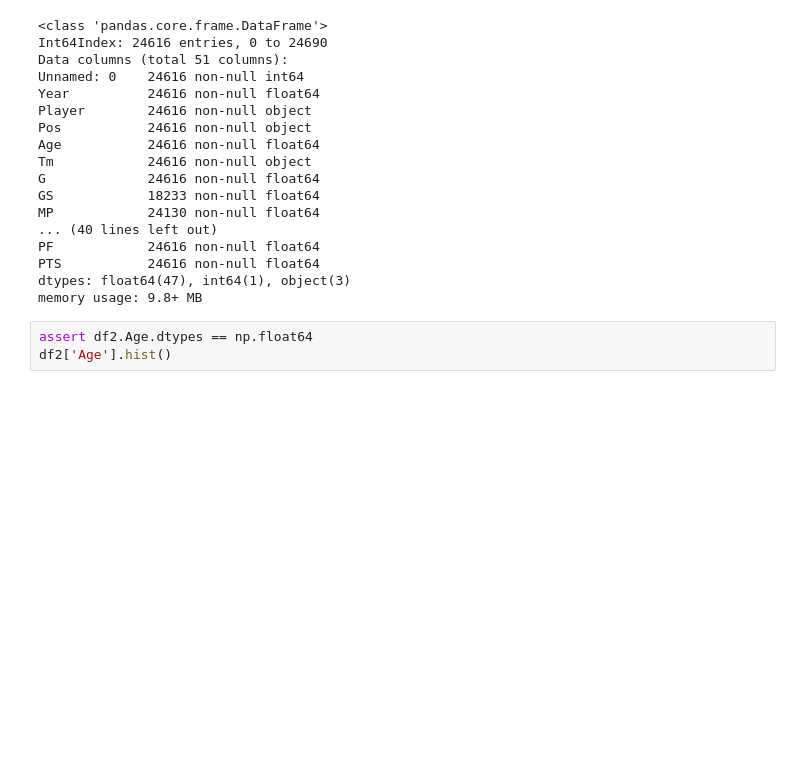
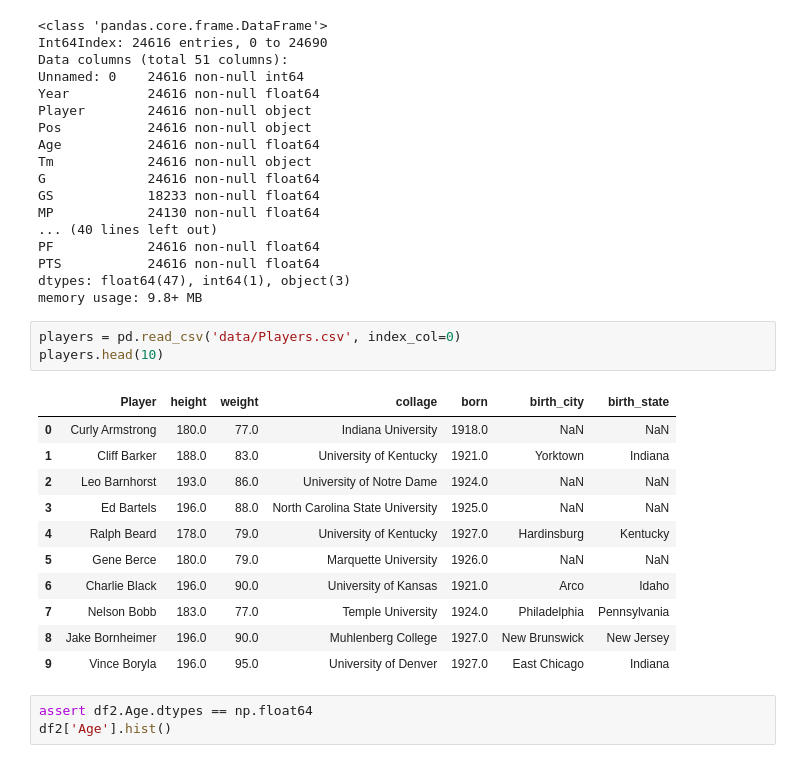
Before and after one commit to yidingweng/SpringBoard, a Jupyter notebook: Capstone 1/Capstone 1_DataWrangling.ipynb, the cells around one changed output. Cells and saved outputs as stored; diff of their text form; blank space fills up the shorter version.

```diff
--- a/Capstone 1/Capstone 1_DataWrangling.ipynb
+++ b/Capstone 1/Capstone 1_DataWrangling.ipynb
@@ -103,6 +119,21 @@ PF            24616 non-null float64
 PTS           24616 non-null float64
 dtypes: float64(47), int64(1), object(3)
 memory usage: 9.8+ MB
+# %%
+players = pd.read_csv('data/Players.csv', index_col=0)
+players.head(10)
+# %% [output]
+|  | Player | height | weight | collage | born | birth_city | birth_state |
+| 0 | Curly Armstrong | 180.0 | 77.0 | Indiana University | 1918.0 | NaN | NaN |
+| 1 | Cliff Barker | 188.0 | 83.0 | University of Kentucky | 1921.0 | Yorktown | Indiana |
+| 2 | Leo Barnhorst | 193.0 | 86.0 | University of Notre Dame | 1924.0 | NaN | NaN |
+| 3 | Ed Bartels | 196.0 | 88.0 | North Carolina State University | 1925.0 | NaN | NaN |
+| 4 | Ralph Beard | 178.0 | 79.0 | University of Kentucky | 1927.0 | Hardinsburg | Kentucky |
+| 5 | Gene Berce | 180.0 | 79.0 | Marquette University | 1926.0 | NaN | NaN |
+| 6 | Charlie Black | 196.0 | 90.0 | University of Kansas | 1921.0 | Arco | Idaho |
+| 7 | Nelson Bobb | 183.0 | 77.0 | Temple University | 1924.0 | Philadelphia | Pennsylvania |
+| 8 | Jake Bornheimer | 196.0 | 90.0 | Muhlenberg College | 1927.0 | New Brunswick | New Jersey |
+| 9 | Vince Boryla | 196.0 | 95.0 | University of Denver | 1927.0 | East Chicago | Indiana |
 # %%
 assert df2.Age.dtypes == np.float64
 df2['Age'].hist()
```
Also changed, not shown: parts of 20 cells of this notebook, 4 other files.
